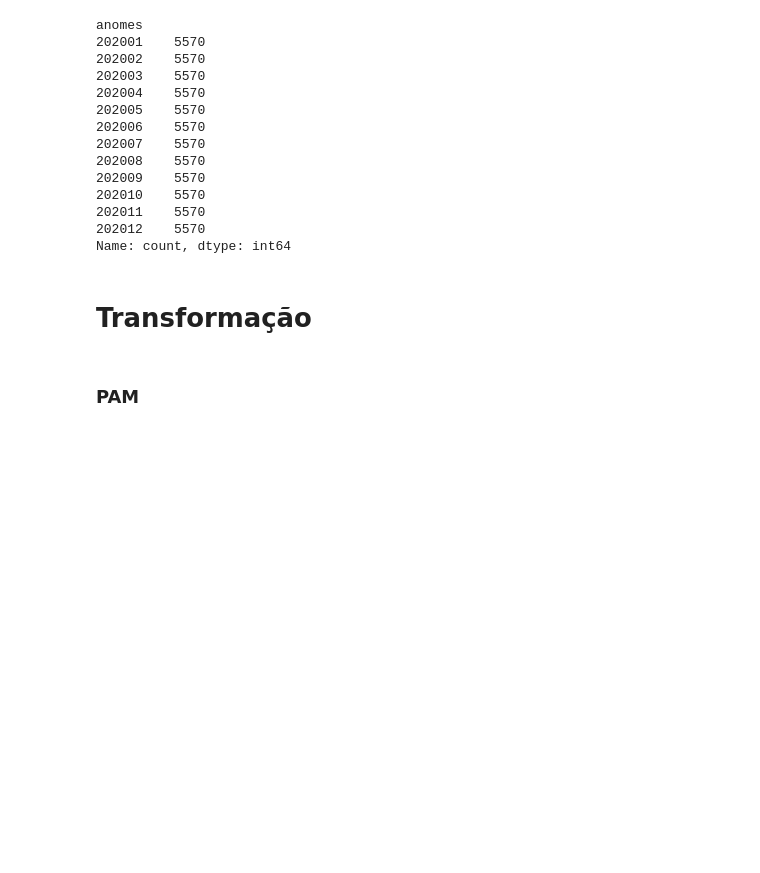
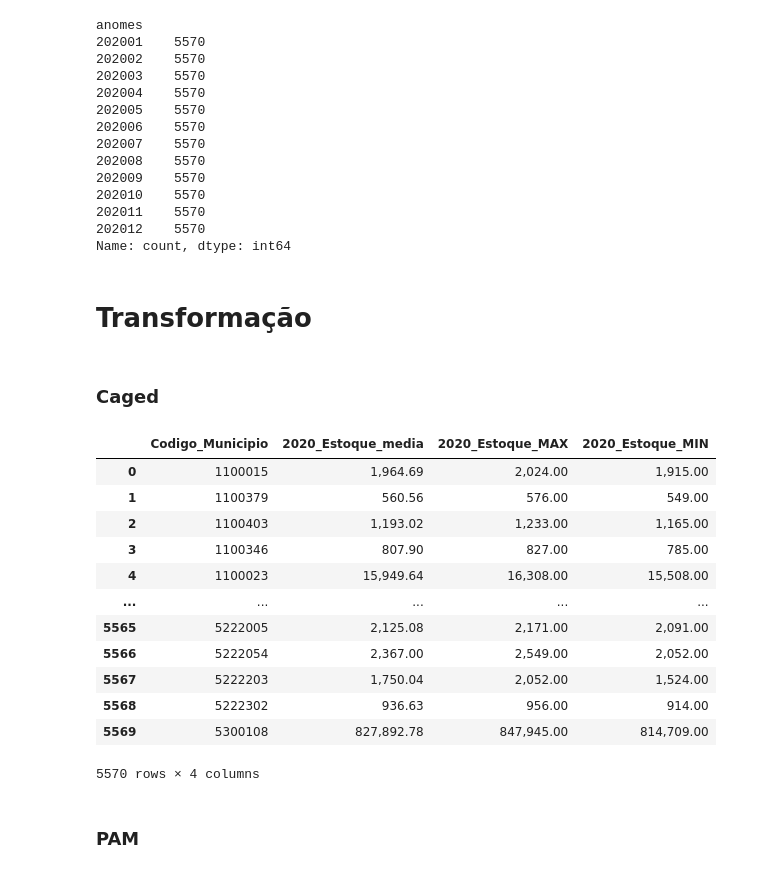
Before and after one commit to AHChaves/IC-InSAN, a Jupyter notebook: Integracao/integracao_2020.ipynb, the cells around one changed output. Drawn from its saved outputs; the diff is of its cells as text; code cells hidden in the pictures; blank space fills up the shorter version.

```diff
--- a/Integracao/integracao_2020.ipynb
+++ b/Integracao/integracao_2020.ipynb
@@ -289,3 +327,5 @@ anomes
 Name: count, dtype: int64
 # %% [markdown]
 # Transformação
+# %% [markdown]
+### Caged
@@ -292,3 +334,19 @@ Name: count, dtype: int64
+# %%
+caged
+# %% [output]
+|  | Codigo_Municipio | 2020_Estoque_media | 2020_Estoque_MAX | 2020_Estoque_MIN |
+| 0 | 1100015 | 1,964.69 | 2,024.00 | 1,915.00 |
+| 1 | 1100379 | 560.56 | 576.00 | 549.00 |
+| 2 | 1100403 | 1,193.02 | 1,233.00 | 1,165.00 |
+| 3 | 1100346 | 807.90 | 827.00 | 785.00 |
+| 4 | 1100023 | 15,949.64 | 16,308.00 | 15,508.00 |
+| ... | ... | ... | ... | ... |
+| 5565 | 5222005 | 2,125.08 | 2,171.00 | 2,091.00 |
+| 5566 | 5222054 | 2,367.00 | 2,549.00 | 2,052.00 |
+| 5567 | 5222203 | 1,750.04 | 2,052.00 | 1,524.00 |
+| 5568 | 5222302 | 936.63 | 956.00 | 914.00 |
+| 5569 | 5300108 | 827,892.78 | 847,945.00 | 814,709.00 |
+5570 rows × 4 columns
 # %% [markdown]
 ### PAM
 # %%
```
Also changed, not shown: parts of 10 cells of this notebook, 2 other files.
